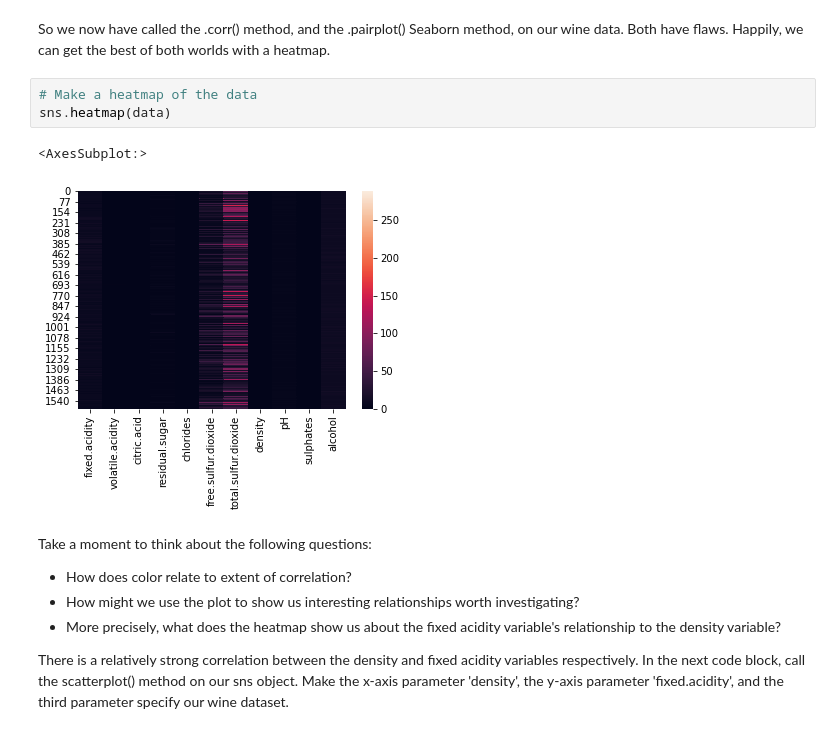
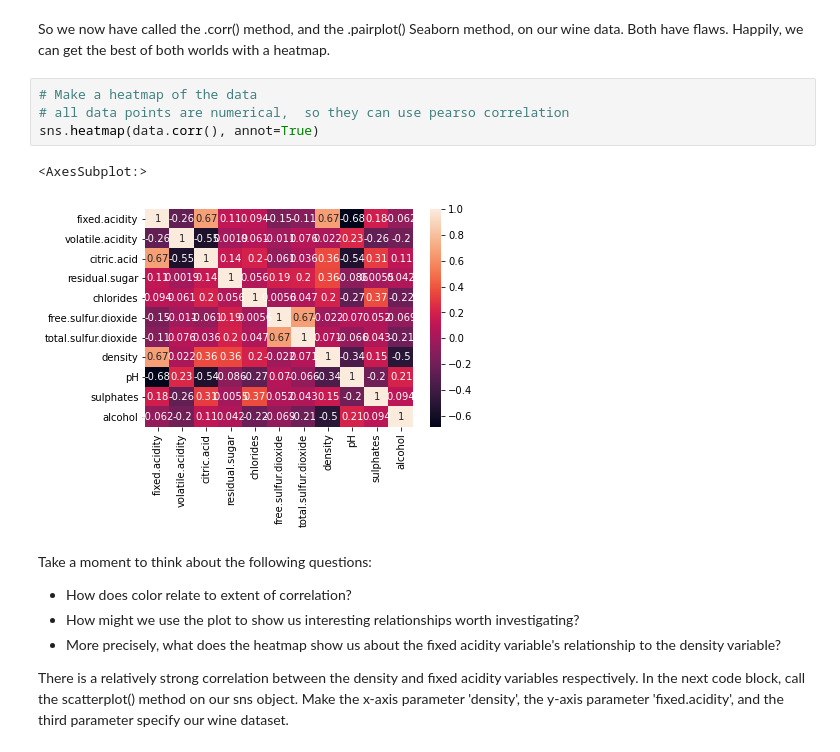
Before and after one commit to ChericeChang/CaseStudy_LinearRegression, a Jupyter notebook: Springboard Regression Case Study - the Red Wine Dataset - Tier 3.ipynb, the cells around one changed output. Saved outputs shown, nothing was run; the diff lists cells and outputs as text.

```diff
--- a/Springboard Regression Case Study - the Red Wine Dataset - Tier 3.ipynb
+++ b/Springboard Regression Case Study - the Red Wine Dataset - Tier 3.ipynb
@@ -239,10 +239,11 @@ Here's a couple things you might have noticed:
 So we now have called the .corr() method, and the .pairplot() Seaborn method, on our wine data. Both have flaws. Happily, we can get the best of both worlds with a heatmap.
 # %%
 # Make a heatmap of the data
-sns.heatmap(data)
+# all data points are numerical,  so they can use pearso correlation
+sns.heatmap(data.corr(), annot=True)
 # %% [output]
 <AxesSubplot:>
-[figure, old version]
+[figure, new version]
 # %% [markdown]
 Take a moment to think about the following questions:
 - How does color relate to extent of correlation?
```
